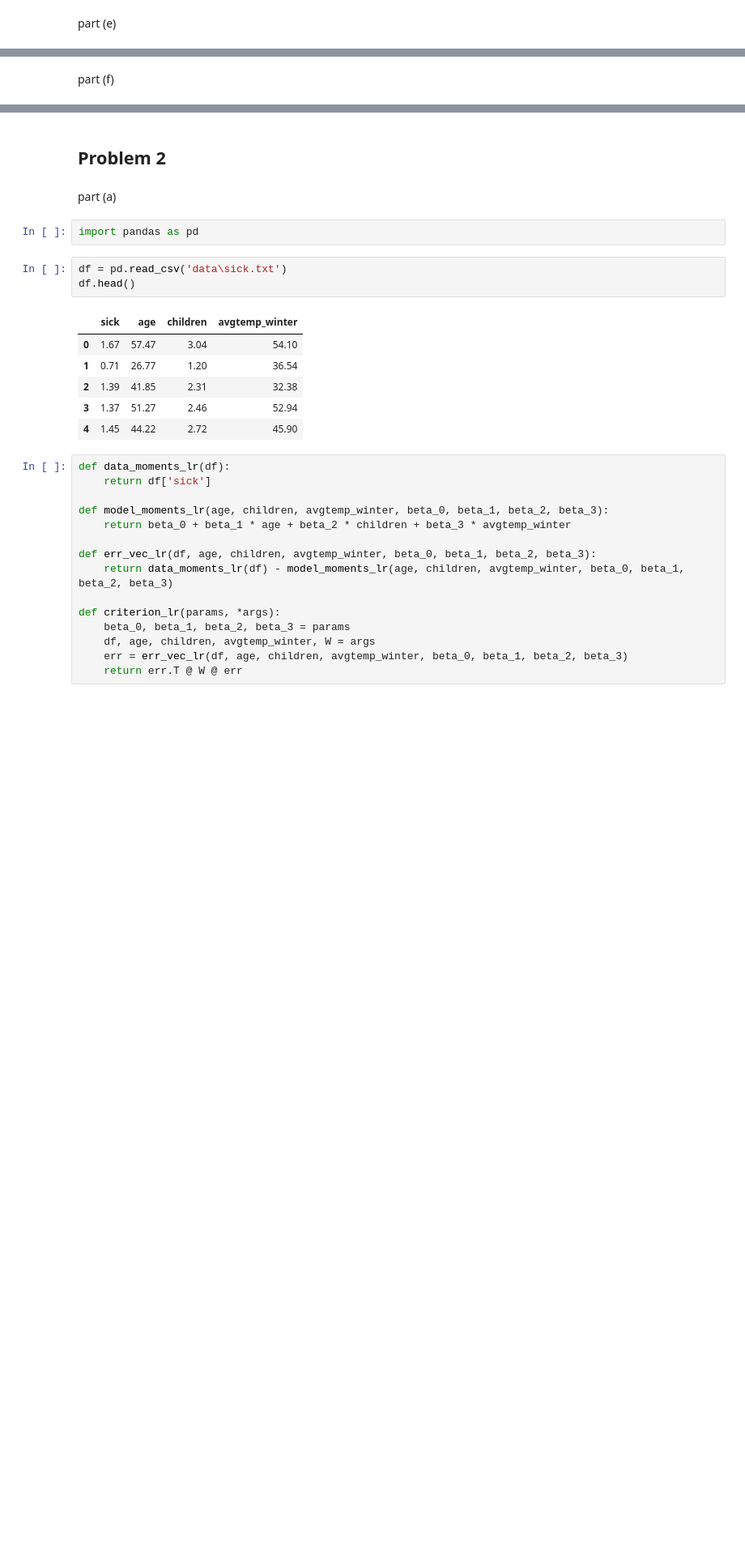
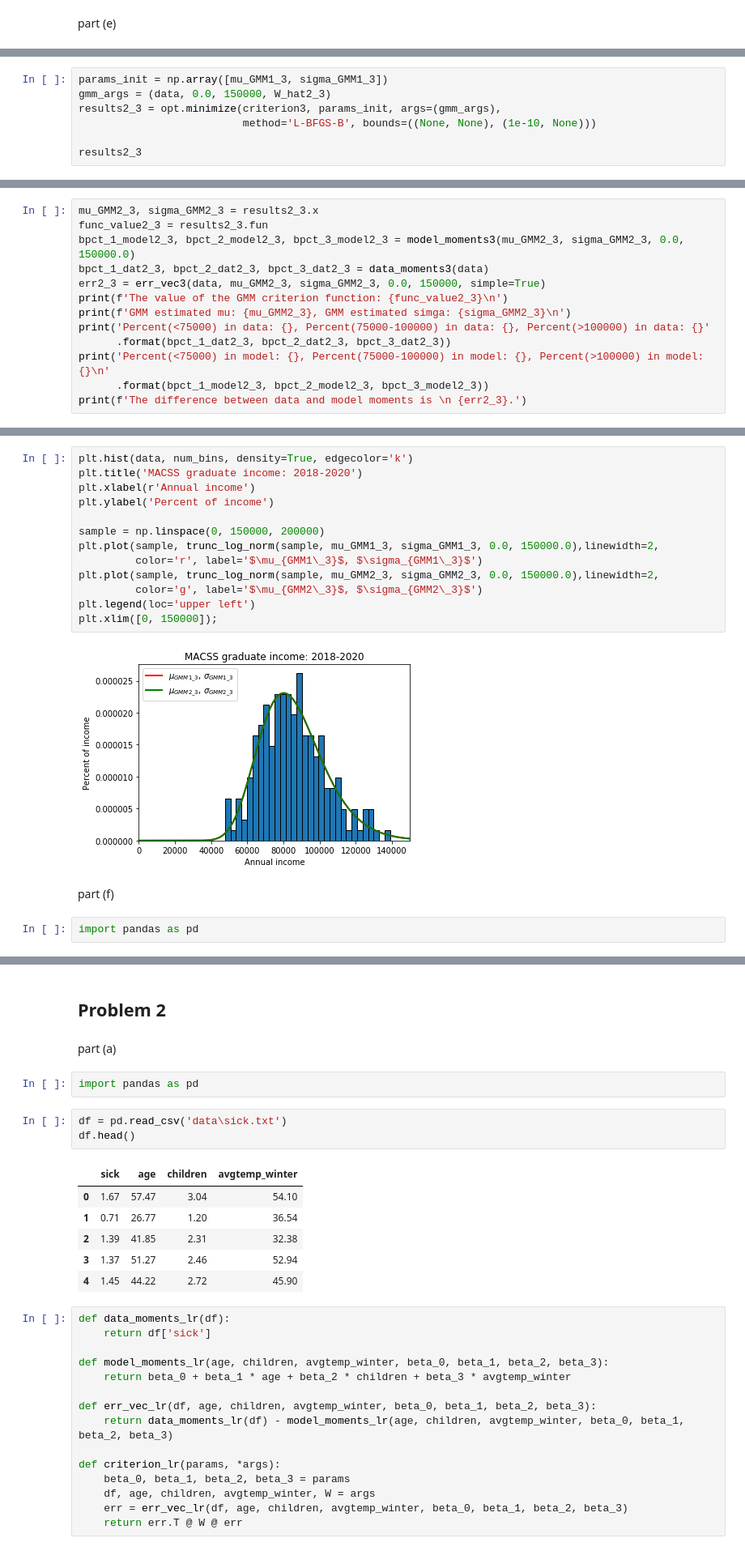
Before and after one commit to Yiqing-Zh/persp-model-econ_w20, a Jupyter notebook: ProblemSets/PS5/PS5_YiqingZheng.ipynb, the cells around one changed output, grey strips where cells are left out. Shown at 81% size. Drawn from its saved outputs; the diff is of its cells as text; blank space fills up the shorter version.

```diff
--- a/ProblemSets/PS5/PS5_YiqingZheng.ipynb
+++ b/ProblemSets/PS5/PS5_YiqingZheng.ipynb
@@ -289,0 +344,7 @@ part (e)
+# %%
+params_init = np.array([mu_GMM1_3, sigma_GMM1_3])
+gmm_args = (data, 0.0, 150000, W_hat2_3)
+results2_3 = opt.minimize(criterion3, params_init, args=(gmm_args),
+                          method='L-BFGS-B', bounds=((None, None), (1e-10, None)))
+
+results2_3
@@ -289,0 +362,13 @@ part (e)
+# %%
+mu_GMM2_3, sigma_GMM2_3 = results2_3.x
+func_value2_3 = results2_3.fun
+bpct_1_model2_3, bpct_2_model2_3, bpct_3_model2_3 = model_moments3(mu_GMM2_3, sigma_GMM2_3, 0.0, 150000.0)
+bpct_1_dat2_3, bpct_2_dat2_3, bpct_3_dat2_3 = data_moments3(data)
+err2_3 = err_vec3(data, mu_GMM2_3, sigma_GMM2_3, 0.0, 150000, simple=True)
+print(f'The value of the GMM criterion function: {func_value2_3}\n')
+print(f'GMM estimated mu: {mu_GMM2_3}, GMM estimated simga: {sigma_GMM2_3}\n')
+print('Percent(<75000) in data: {}, Percent(75000-100000) in data: {}, Percent(>100000) in data: {}'
+      .format(bpct_1_dat2_3, bpct_2_dat2_3, bpct_3_dat2_3))
+print('Percent(<75000) in model: {}, Percent(75000-100000) in model: {}, Percent(>100000) in model: {}\n'
+      .format(bpct_1_model2_3, bpct_2_model2_3, bpct_3_model2_3))
+print(f'The difference between data and model moments is \n {err2_3}.')
@@ -290,2 +387,19 @@ part (e)
+# %%
+plt.hist(data, num_bins, density=True, edgecolor='k')
+plt.title('MACSS graduate income: 2018-2020')
+plt.xlabel(r'Annual income')
+plt.ylabel('Percent of income')
+
+sample = np.linspace(0, 150000, 200000)
+plt.plot(sample, trunc_log_norm(sample, mu_GMM1_3, sigma_GMM1_3, 0.0, 150000.0),linewidth=2,
+         color='r', label='$\mu_{GMM1\_3}$, $\sigma_{GMM1\_3}$')
+plt.plot(sample, trunc_log_norm(sample, mu_GMM2_3, sigma_GMM2_3, 0.0, 150000.0),linewidth=2,
+         color='g', label='$\mu_{GMM2\_3}$, $\sigma_{GMM2\_3}$')
+plt.legend(loc='upper left')
+plt.xlim([0, 150000]);
+# %% [output]
+[figure, added]
 # %% [markdown]
 part (f)
+# %%
+import pandas as pd
```
Also changed, not shown: parts of 11 cells of this notebook.
